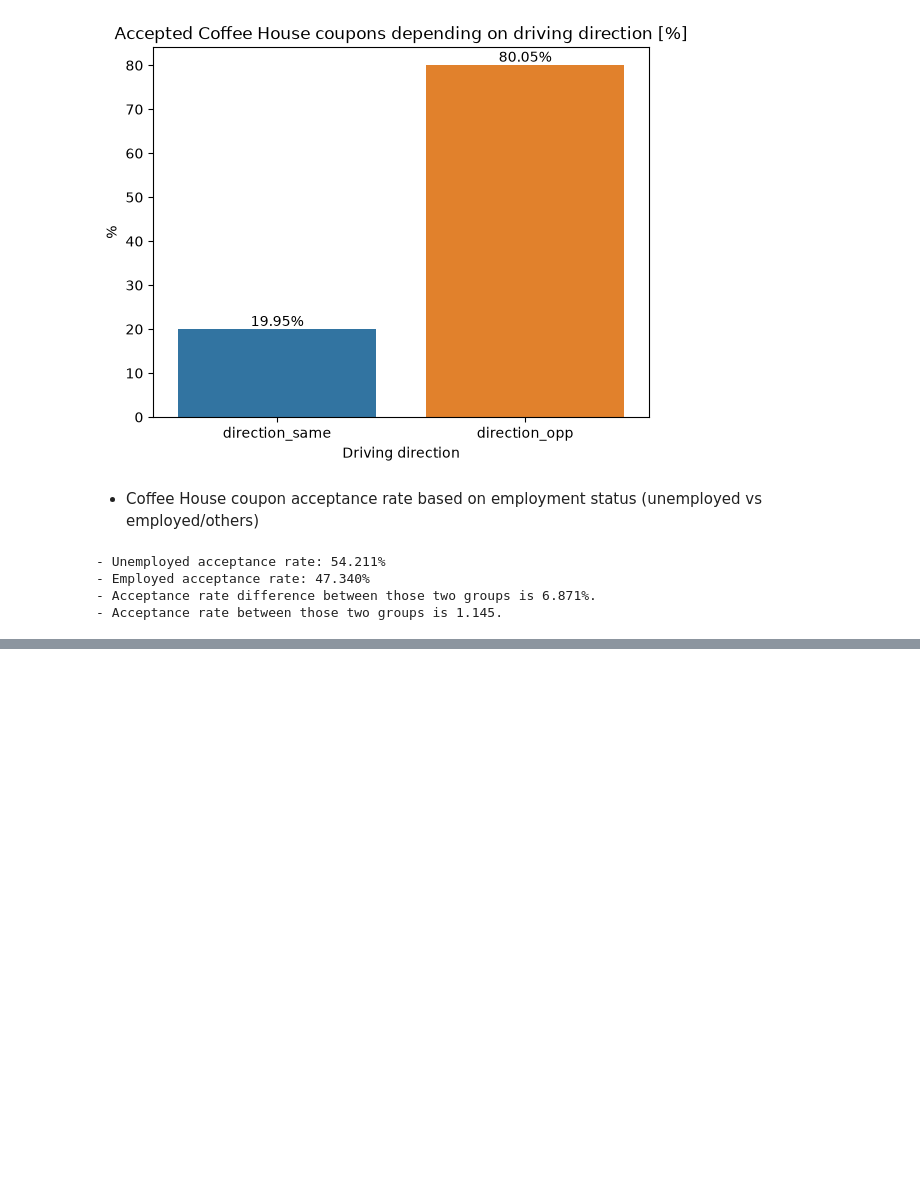
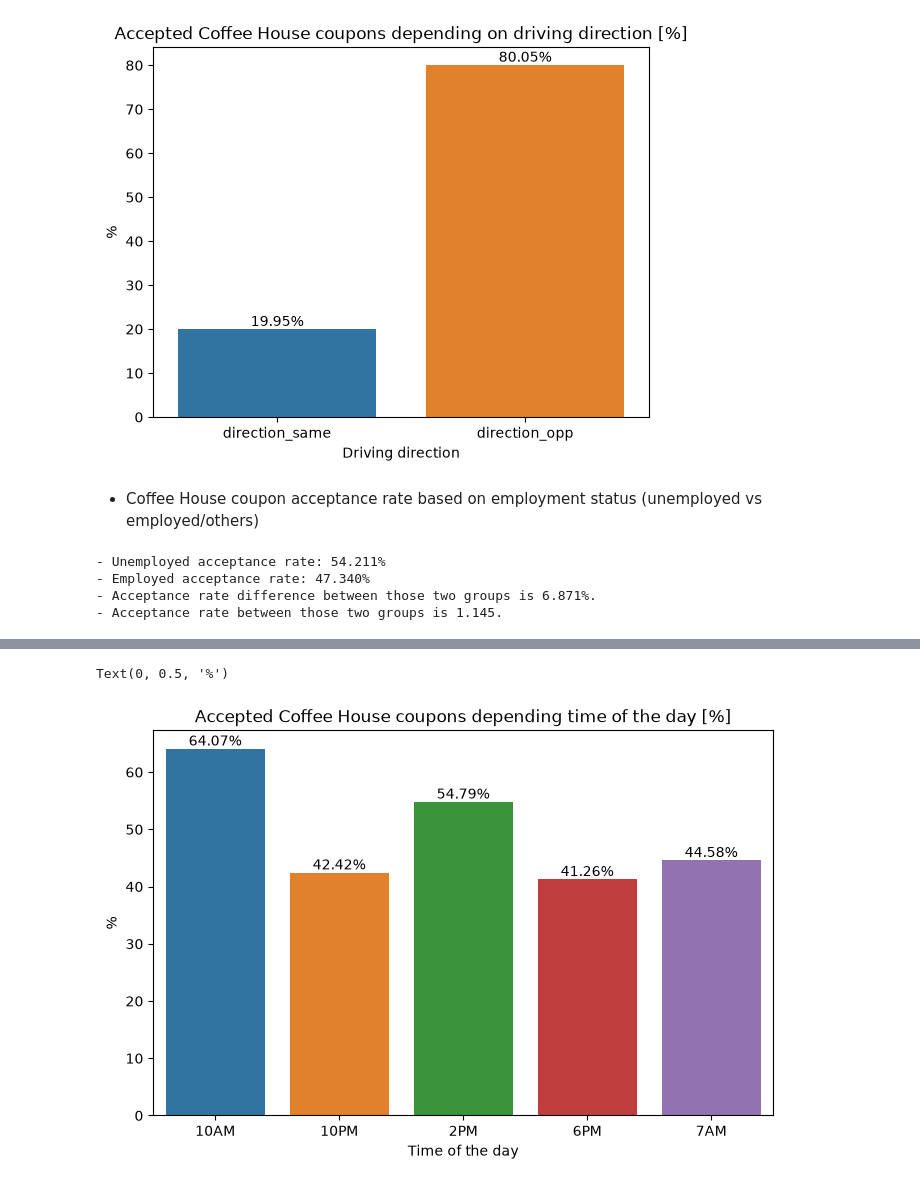
Before and after one commit to zalkap/BHPCMLAI_M5_Assignment, a Jupyter notebook: prompt.ipynb, the cells around one changed output, grey strips where cells are left out. Cells and saved outputs as stored; diff of their text form; code cells hidden in the pictures; blank space fills up the shorter version.

```diff
--- a/prompt.ipynb
+++ b/prompt.ipynb
@@ -451,0 +478,16 @@ print()
+# %%
+time_df = (coffee_house_df.groupby(["time"])[["Y"]].mean() * 100).reset_index()
+
+plt.subplots(figsize=(8, 5))
+ax = sns.barplot(time_df, x="time", y="Y", hue="time")
+
+[ax.bar_label(container, fmt='%.2f%%') for container in ax.containers]
+
+ax.set_title("Accepted Coffee House coupons depending on a time of the day [%]")
+ax.set_xlabel("Time of the day")
+ax.set_ylabel("%")
+
+# drivers like to drink coffee in the morning the most
+# %% [output]
+Text(0, 0.5, '%')
+[figure, added]
```
Also changed, not shown: parts of 8 cells of this notebook.
